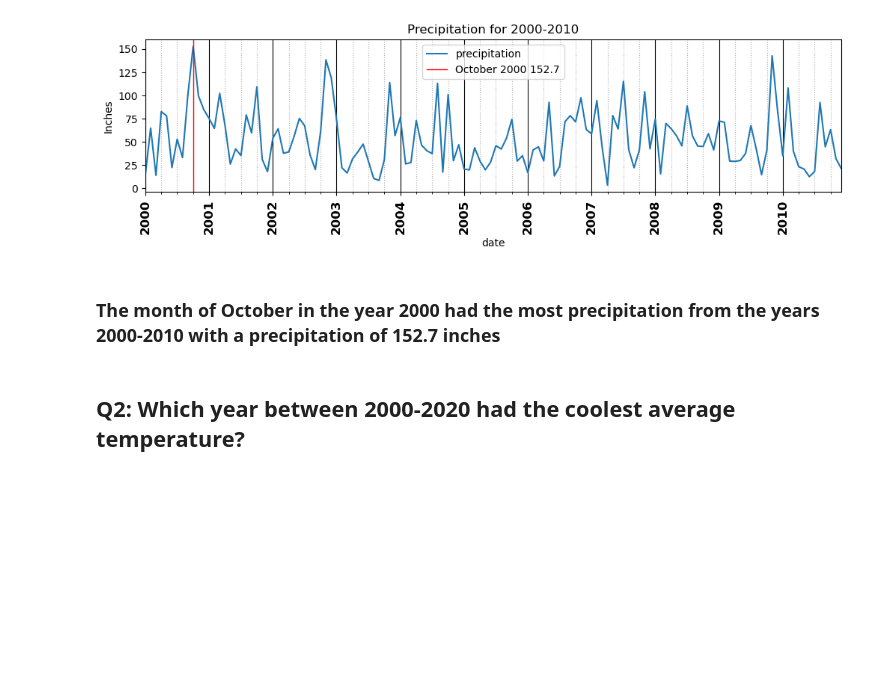
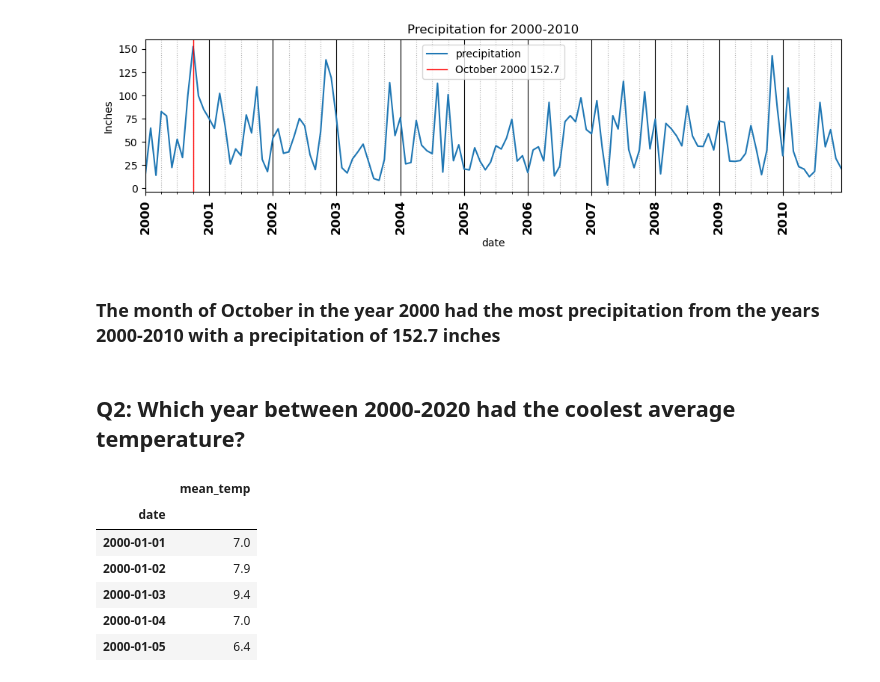
Before and after one commit to SpreeC/Resampling-Datetime-Data, a Jupyter notebook: Resampling Datetime Data.ipynb, the cells around one changed output. Drawn from its saved outputs; the diff is of its cells as text; code cells hidden in the pictures; blank space fills up the shorter version.

```diff
--- a/Resampling Datetime Data.ipynb
+++ b/Resampling Datetime Data.ipynb
@@ -230,3 +230,16 @@ ax.legend();
 ### The month of October in the year 2000 had the most precipitation from the years 2000-2010 with a precipitation of 152.7 inches
 # %% [markdown]
 ## Q2: Which year between 2000-2020 had the coolest average temperature?
+# %%
+#create a copy of the dataframe and drop every column but the mean temp
+copy=df.copy()
+copy = copy.drop(['max_temp', 'min_temp', 'precipitation', 'snow_depth'], axis=1)
+copy.head()
+# %% [output]
+|  | mean_temp |
+| date |  |
+| 2000-01-01 | 7.0 |
+| 2000-01-02 | 7.9 |
+| 2000-01-03 | 9.4 |
+| 2000-01-04 | 7.0 |
+| 2000-01-05 | 6.4 |
```
Also changed, not shown: parts of 7 cells of this notebook.
